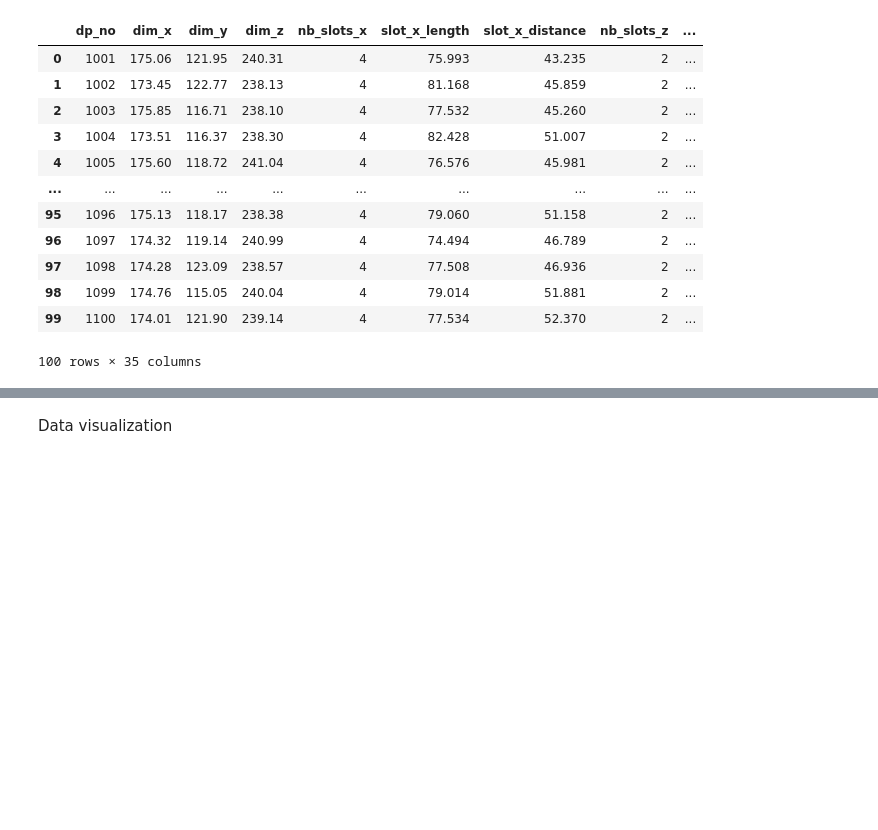
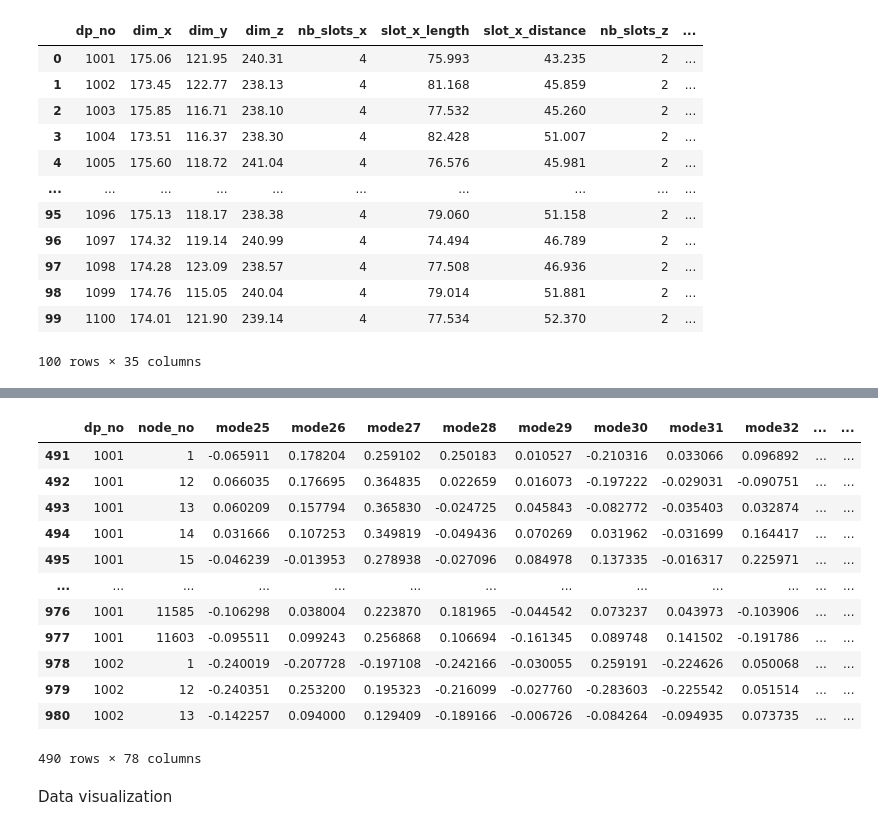
Before and after one commit to francoisbrouet/sep24_cds_int_us-welding, a Jupyter notebook: notebooks/8-draft_streamlit.ipynb, the cells around one changed output, grey strips where cells are left out. Saved outputs shown, nothing was run; the diff lists cells and outputs as text; code cells hidden in the pictures; blank space fills up the shorter version.

```diff
--- a/notebooks/8-draft_streamlit.ipynb
+++ b/notebooks/8-draft_streamlit.ipynb
@@ -104,3 +88,19 @@ df_defs.head(495)
+# %%
+df_defs[df_defs['dp_no'] > 1000].head(490)
+# %% [output]
+|  | dp_no | node_no | mode25 | mode26 | mode27 | mode28 | mode29 | mode30 | mode31 | mode32 | ... | ... |
+| 491 | 1001 | 1 | -0.065911 | 0.178204 | 0.259102 | 0.250183 | 0.010527 | -0.210316 | 0.033066 | 0.096892 | ... | ... |
+| 492 | 1001 | 12 | 0.066035 | 0.176695 | 0.364835 | 0.022659 | 0.016073 | -0.197222 | -0.029031 | -0.090751 | ... | ... |
+| 493 | 1001 | 13 | 0.060209 | 0.157794 | 0.365830 | -0.024725 | 0.045843 | -0.082772 | -0.035403 | 0.032874 | ... | ... |
+| 494 | 1001 | 14 | 0.031666 | 0.107253 | 0.349819 | -0.049436 | 0.070269 | 0.031962 | -0.031699 | 0.164417 | ... | ... |
+| 495 | 1001 | 15 | -0.046239 | -0.013953 | 0.278938 | -0.027096 | 0.084978 | 0.137335 | -0.016317 | 0.225971 | ... | ... |
+| ... | ... | ... | ... | ... | ... | ... | ... | ... | ... | ... | ... | ... |
+| 976 | 1001 | 11585 | -0.106298 | 0.038004 | 0.223870 | 0.181965 | -0.044542 | 0.073237 | 0.043973 | -0.103906 | ... | ... |
+| 977 | 1001 | 11603 | -0.095511 | 0.099243 | 0.256868 | 0.106694 | -0.161345 | 0.089748 | 0.141502 | -0.191786 | ... | ... |
+| 978 | 1002 | 1 | -0.240019 | -0.207728 | -0.197108 | -0.242166 | -0.030055 | 0.259191 | -0.224626 | 0.050068 | ... | ... |
+| 979 | 1002 | 12 | -0.240351 | 0.253200 | 0.195323 | -0.216099 | -0.027760 | -0.283603 | -0.225542 | 0.051514 | ... | ... |
+| 980 | 1002 | 13 | -0.142257 | 0.094000 | 0.129409 | -0.189166 | -0.006726 | -0.084264 | -0.094935 | 0.073735 | ... | ... |
+490 rows × 78 columns
 # %% [markdown]
 Data visualization
 # %%
```
Also changed, not shown: parts of 5 cells of this notebook, 1 other file.
